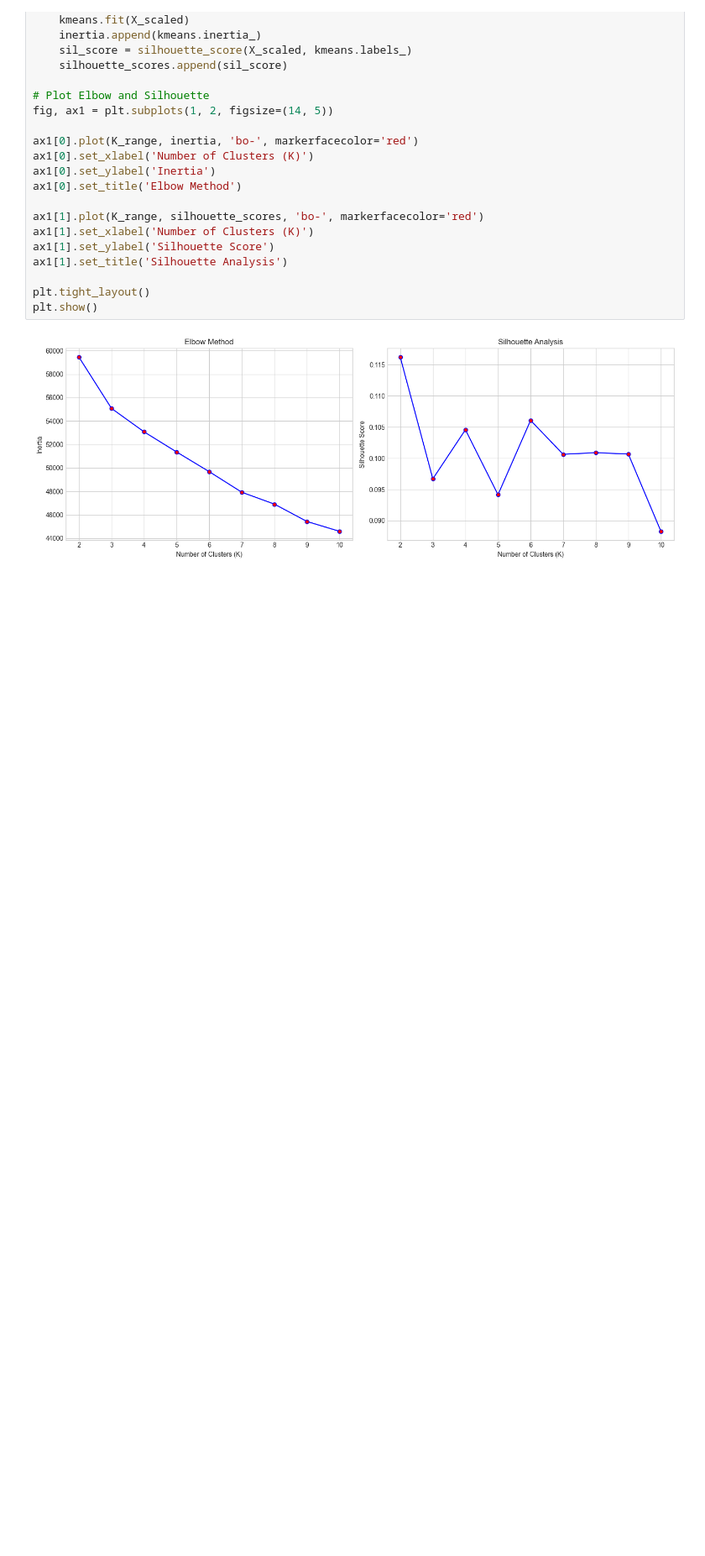
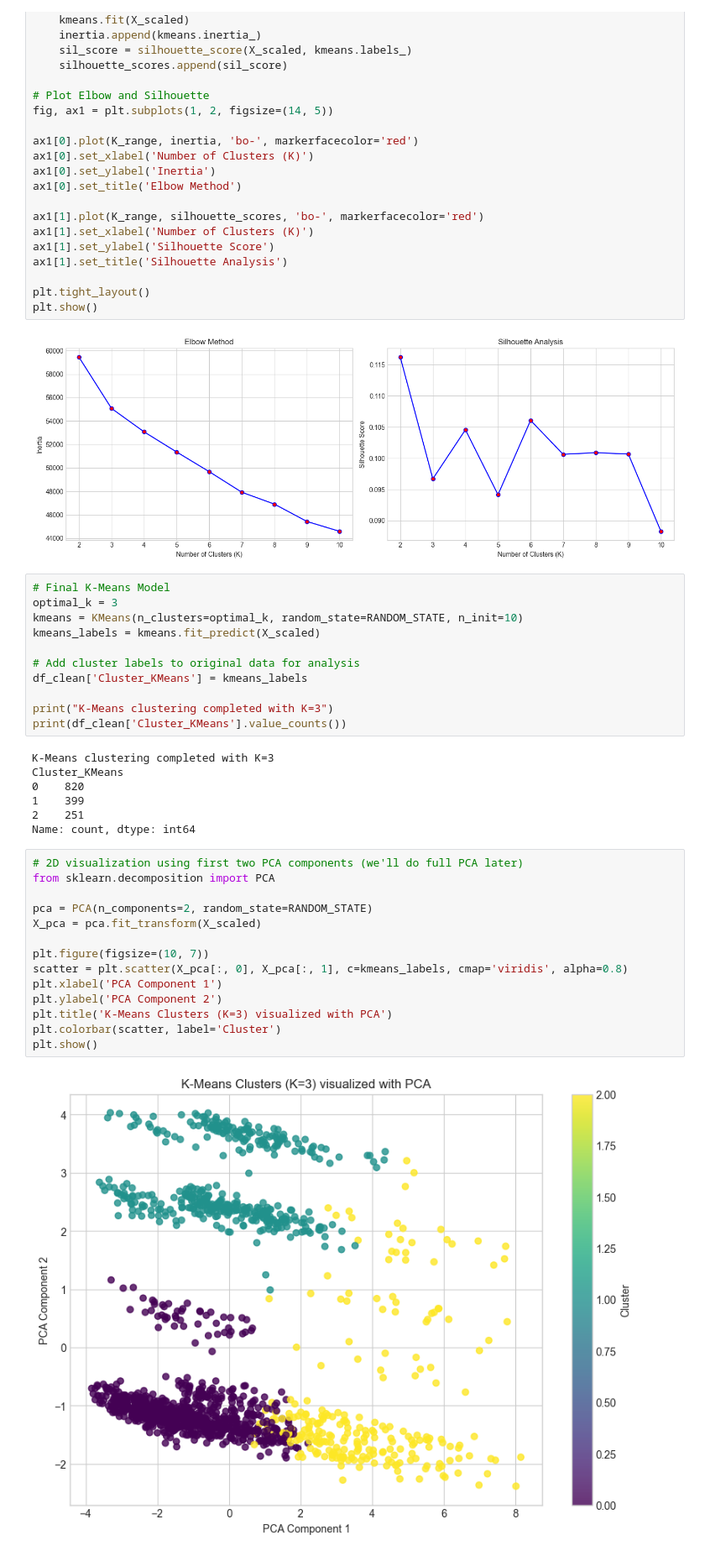
Before and after one commit to Sarim-web/PKCERT_aiml_internship, a Jupyter notebook: PKCERT_internship_task12/notebooks/Task12_Clustering_Dimensionality_Reduction.ipynb, the cells around one changed output. Shown at 84% size. Saved outputs shown, nothing was run; the diff lists cells and outputs as text; blank space fills up the shorter version.

```diff
--- a/PKCERT_internship_task12/notebooks/Task12_Clustering_Dimensionality_Reduction.ipynb
+++ b/PKCERT_internship_task12/notebooks/Task12_Clustering_Dimensionality_Reduction.ipynb
@@ -258,3 +258,37 @@ plt.tight_layout()
 plt.show()
 # %% [output]
 [figure]
+# %%
+# Final K-Means Model
+optimal_k = 3
+kmeans = KMeans(n_clusters=optimal_k, random_state=RANDOM_STATE, n_init=10)
+kmeans_labels = kmeans.fit_predict(X_scaled)
+
+# Add cluster labels to original data for analysis
+df_clean['Cluster_KMeans'] = kmeans_labels
+
+print("K-Means clustering completed with K=3")
+print(df_clean['Cluster_KMeans'].value_counts())
+# %% [output]
+K-Means clustering completed with K=3
+Cluster_KMeans
+0    820
+1    399
+2    251
+Name: count, dtype: int64
+# %%
+# 2D visualization using first two PCA components (we'll do full PCA later)
+from sklearn.decomposition import PCA
+
+pca = PCA(n_components=2, random_state=RANDOM_STATE)
+X_pca = pca.fit_transform(X_scaled)
+
+plt.figure(figsize=(10, 7))
+scatter = plt.scatter(X_pca[:, 0], X_pca[:, 1], c=kmeans_labels, cmap='viridis', alpha=0.8)
+plt.xlabel('PCA Component 1')
+plt.ylabel('PCA Component 2')
+plt.title('K-Means Clusters (K=3) visualized with PCA')
+plt.colorbar(scatter, label='Cluster')
+plt.show()
+# %% [output]
+[figure, added]
```
Also changed, not shown: parts of 7 cells of this notebook.
